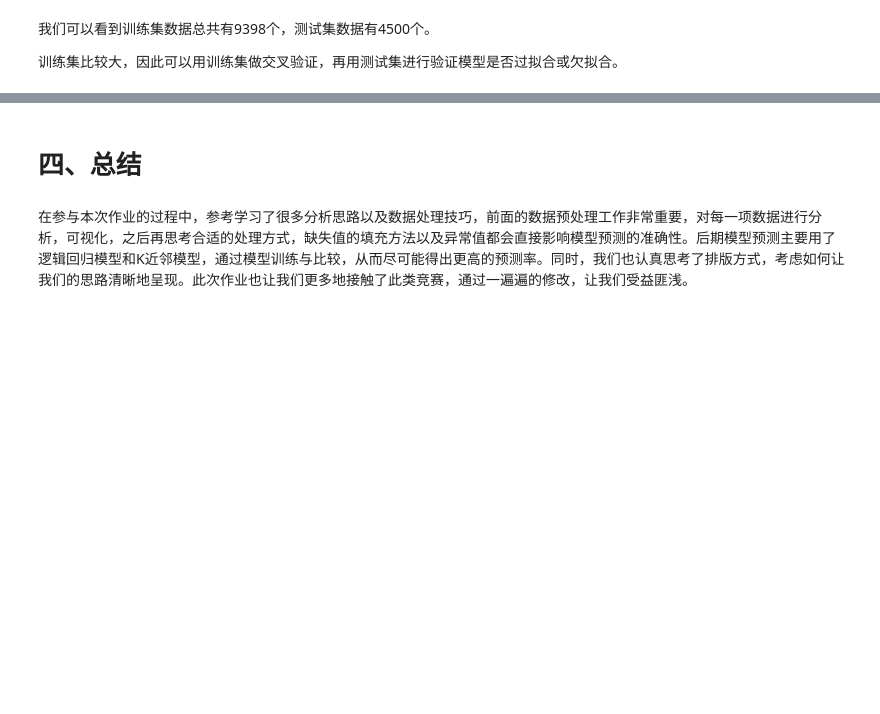
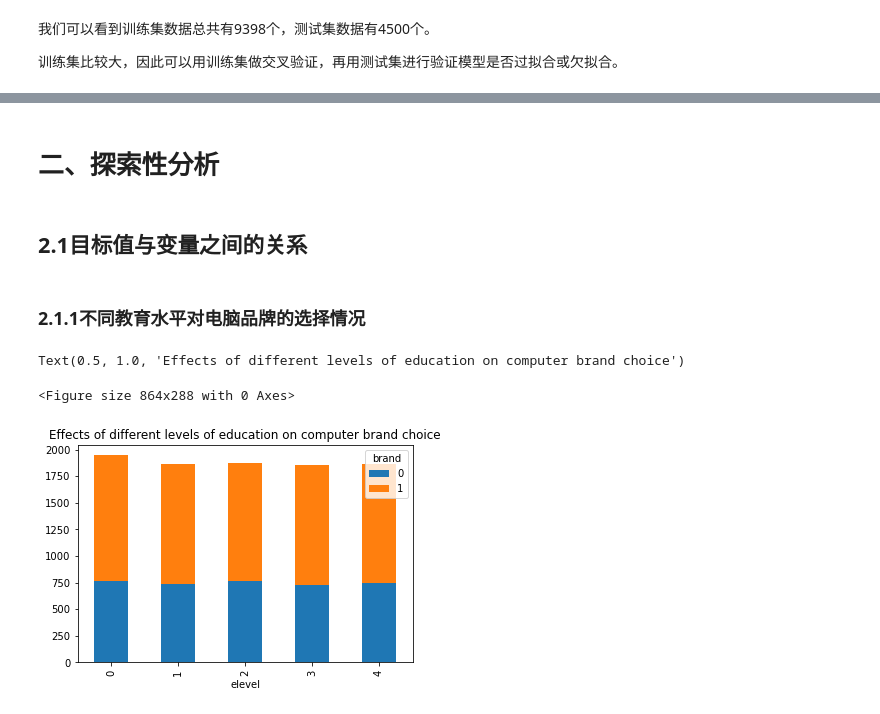
Before and after one commit to god13less/kaggle_competition, a Jupyter notebook: CommodityForecasting/version_0.ipynb, the cells around one changed output, grey strips where cells are left out. Cells and saved outputs as stored; diff of their text form; code cells hidden in the pictures; blank space fills up the shorter version.

```diff
--- a/CommodityForecasting/version_0.ipynb
+++ b/CommodityForecasting/version_0.ipynb
@@ -382,2 +71,0 @@ train_data.drop(labels=['Name'],inplace=True,axis=1)
-# %%
-train_data.drop(labels=['PassengerId'],inplace=True,axis=1)
@@ -388,2 +71,0 @@ train_data.drop(labels=['PassengerId'],inplace=True,axis=1)
-# %%
-train_data.drop(labels='Cabin',inplace=True,axis=1)
@@ -394,2 +71,0 @@ Ticket 十分杂乱，我们选择剔除
-# %%
-train_data.drop(labels=['Ticket'],inplace=True,axis=1)
@@ -398,2 +71,0 @@ train_data.drop(labels=['Ticket'],inplace=True,axis=1)
-# %%
-train_data.drop(labels=['SibSp','Parch','Ageband','FareBand'],inplace=True,axis=1)
@@ -512,4 +72,14 @@ ans.to_csv("predicted2.csv",index=False)
-# %% [markdown]
-# 四、总结
-# %% [markdown]
-   在参与本次作业的过程中，参考学习了很多分析思路以及数据处理技巧，前面的数据预处理工作非常重要，对每一项数据进行分析，可视化，之后再思考合适的处理方式，缺失值的填充方法以及异常值都会直接影响模型预测的准确性。后期模型预测主要用了逻辑回归模型和K近邻模型，通过模型训练与比较，从而尽可能得出更高的预测率。同时，我们也认真思考了排版方式，考虑如何让我们的思路清晰地呈现。此次作业也让我们更多地接触了此类竞赛，通过一遍遍的修改，让我们受益匪浅。
+# %% [markdown]
+# 二、探索性分析
+# %% [markdown]
+## 2.1目标值与变量之间的关系
+# %% [markdown]
+### 2.1.1不同教育水平对电脑品牌的选择情况
+# %%
+plt.figure(figsize=(12,4))
+train_data.pivot_table(index='elevel',columns='brand',values='age',aggfunc='count').plot.bar(stacked=True)
+plt.title('Effects of different levels of education on computer brand choice')
+# %% [output]
+Text(0.5, 1.0, 'Effects of different levels of education on computer brand choice')
+<Figure size 864x288 with 0 Axes>
+[figure, added]
```
Also changed, not shown: parts of 130 cells of this notebook, 1 other file.
